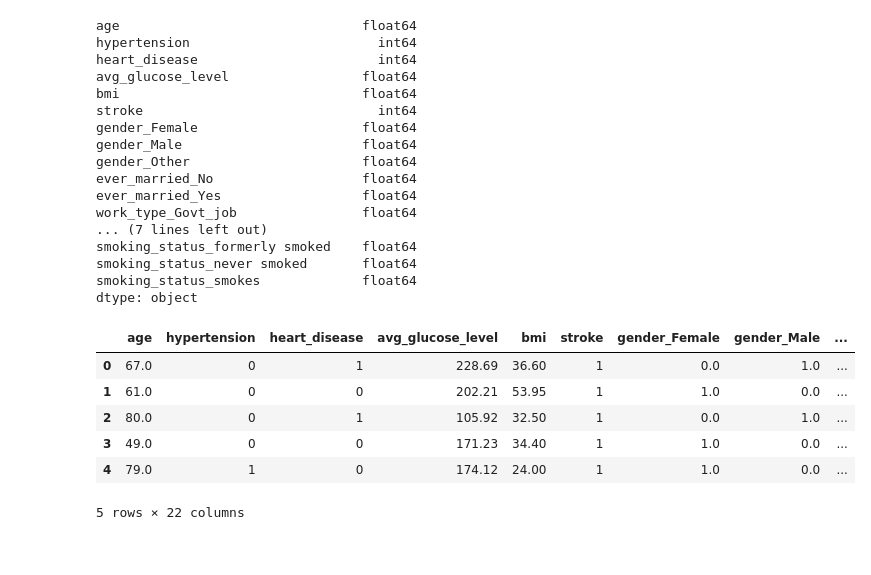
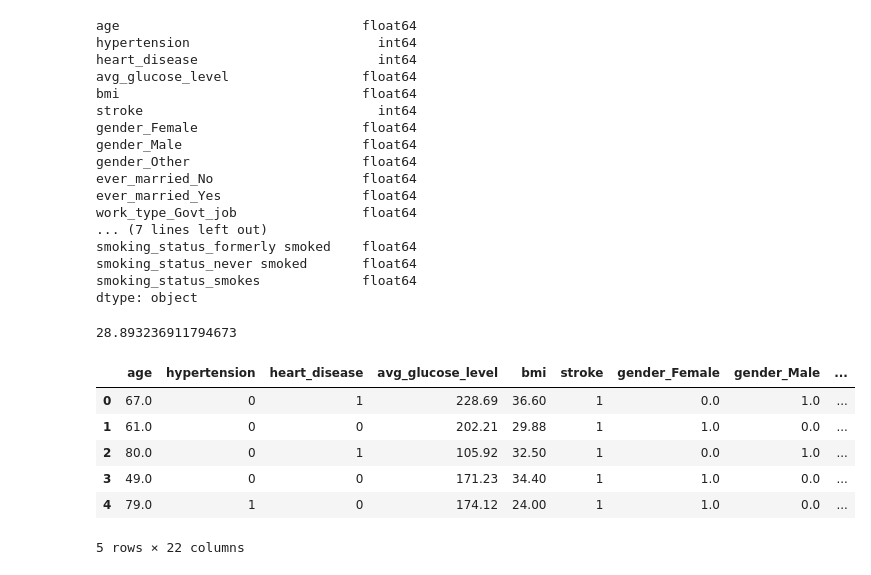
Before and after one commit to rbitas/Stroke-Prediction, a Jupyter notebook: Machine_Learning_Exploration-Sam/stroke_RandomForest.ipynb, the cells around one changed output. Saved outputs shown, nothing was run; the diff lists cells and outputs as text; code cells hidden in the pictures.

```diff
--- a/Machine_Learning_Exploration-Sam/stroke_RandomForest.ipynb
+++ b/Machine_Learning_Exploration-Sam/stroke_RandomForest.ipynb
@@ -76,18 +76,23 @@ smoking_status_formerly smoked    float64
 smoking_status_never smoked       float64
 smoking_status_smokes             float64
 dtype: object
-# %%
-# Min bmi = 103, max bmi = 97.6 and average of the two the two equals 53.95
-df['bmi'] = df['bmi'].fillna(53.95)
-df.head()
-# %% [output]
-|  | age | hypertension | heart_disease | avg_glucose_level | bmi | stroke | gender_Female | gender_Male | ... |
-| 0 | 67.0 | 0 | 1 | 228.69 | 36.60 | 1 | 0.0 | 1.0 | ... |
-| 1 | 61.0 | 0 | 0 | 202.21 | 53.95 | 1 | 1.0 | 0.0 | ... |
-| 2 | 80.0 | 0 | 1 | 105.92 | 32.50 | 1 | 0.0 | 1.0 | ... |
-| 3 | 49.0 | 0 | 0 | 171.23 | 34.40 | 1 | 1.0 | 0.0 | ... |
-| 4 | 79.0 | 1 | 0 | 174.12 | 24.00 | 1 | 1.0 | 0.0 | ... |
-5 rows × 22 columns
+# %%
+# Find the mean of the "bmi" column to use as replacement for null values.
+df["bmi"].mean()
+# %% [output]
+28.893236911794673
+# %%
+# Replace null values
+df['bmi'] = df['bmi'].fillna(29.88)
+df.head()
+# %% [output]
+|  | age | hypertension | heart_disease | avg_glucose_level | bmi | stroke | gender_Female | gender_Male | ... |
+| 0 | 67.0 | 0 | 1 | 228.69 | 36.60 | 1 | 0.0 | 1.0 | ... |
+| 1 | 61.0 | 0 | 0 | 202.21 | 29.88 | 1 | 1.0 | 0.0 | ... |
+| 2 | 80.0 | 0 | 1 | 105.92 | 32.50 | 1 | 0.0 | 1.0 | ... |
+| 3 | 49.0 | 0 | 0 | 171.23 | 34.40 | 1 | 1.0 | 0.0 | ... |
+| 4 | 79.0 | 1 | 0 | 174.12 | 24.00 | 1 | 1.0 | 0.0 | ... |
+5 rows × 22 columns
 # %%
 # Remove stroke dtarget from features data
 y = df.stroke.values
```
Also changed, not shown: parts of 4 cells of this notebook, 4 other files.
